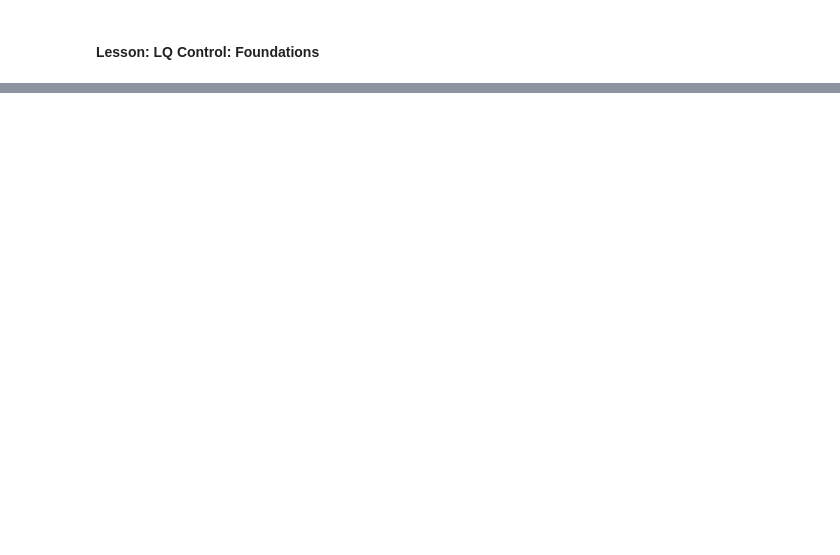
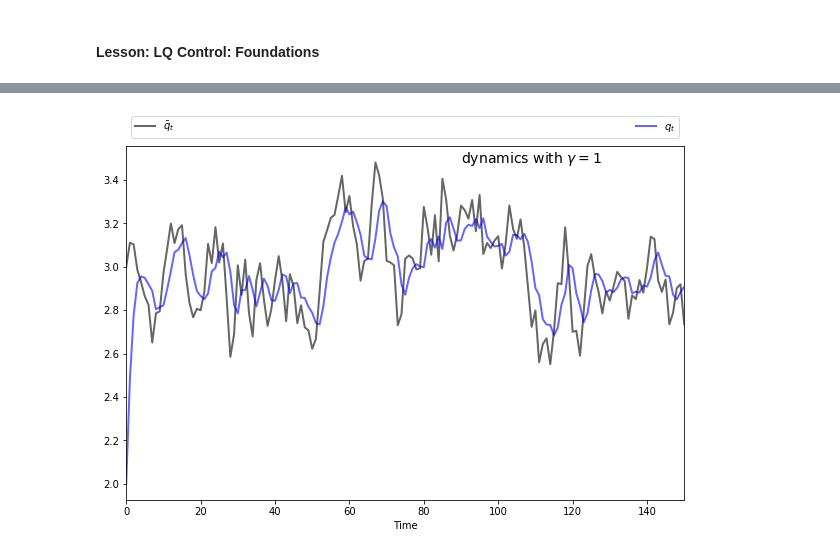
Before and after one commit to PanPip/QuantEcon_Tasks, a Jupyter notebook: LQ_control.ipynb, the cells around one changed output, grey strips where cells are left out. Saved outputs shown, nothing was run; the diff lists cells and outputs as text; code cells hidden in the pictures; blank space fills up the shorter version.

```diff
--- a/LQ_control.ipynb
+++ b/LQ_control.ipynb
@@ -104,0 +284,57 @@ plt.show()
+# %%
+# Model parameters
+a0 = 5
+a1 = 0.5
+σ = 0.15
+ρ = 0.9
+γ = 1
+β = 0.95
+c = 2
+T = 120
+
+# Useful constants
+m0 = (a0-c)/(2 * a1)
+m1 = 1/(2 * a1)
+
+# Formulate LQ problem
+Q = γ
+R = [[ a1, -a1,  0],
+     [-a1,  a1,  0],
+     [  0,   0,  0]]
+A = [[ρ, 0, m0 * (1 - ρ)],
+     [0, 1,            0],
+     [0, 0,            1]]
+
+B = [[0],
+     [1],
+     [0]]
+C = [[m1 * σ],
+     [     0],
+     [     0]]
+
+lq = LQ(Q, R, A, B, C=C, beta=β)
+
+# Simulate state / control paths
+x0 = (m0, 2, 1)
+xp, up, wp = lq.compute_sequence(x0, ts_length=150)
+q_bar = xp[0, :]
+q = xp[1, :]
+
+# Plot simulation results
+fig, ax = plt.subplots(figsize=(10, 6.5))
+
+# Some fancy plotting stuff -- simplify if you prefer
+bbox = (0., 1.01, 1., .101)
+legend_args = {'bbox_to_anchor': bbox, 'loc': 3, 'mode': 'expand'}
+p_args = {'lw': 2, 'alpha': 0.6}
+
+time = range(len(q))
+ax.set(xlabel='Time', xlim=(0, max(time)))
+ax.plot(time, q_bar, 'k-', lw=2, alpha=0.6, label=r'$\bar q_t$')
+ax.plot(time, q, 'b-', lw=2, alpha=0.6, label='$q_t$')
+ax.legend(ncol=2, **legend_args)
+s = f'dynamics with $\gamma = {γ}$'
+ax.text(max(time) * 0.6, 1 * q_bar.max(), s, fontsize=14)
+plt.show()
+# %% [output]
+[figure, added]
```
Also changed, not shown: parts of 7 cells of this notebook, 3 other files.
